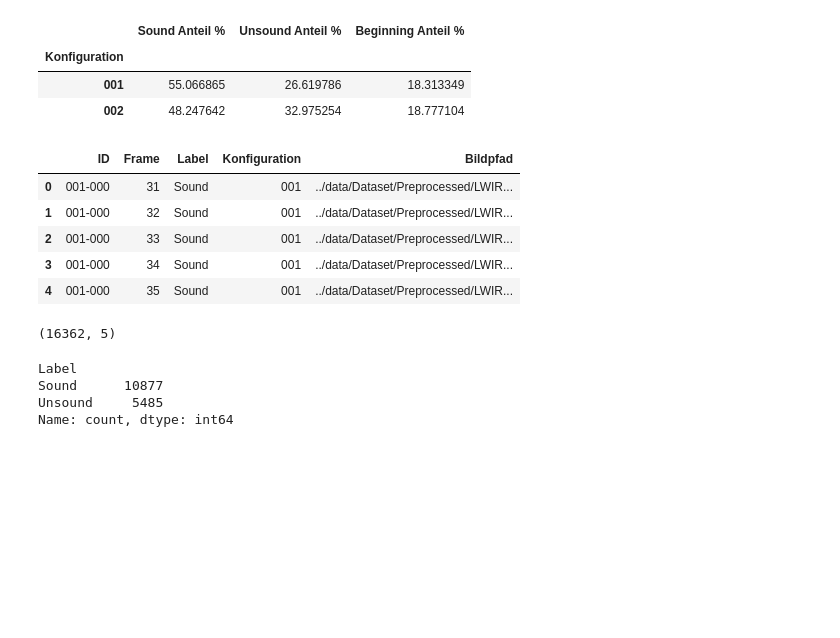
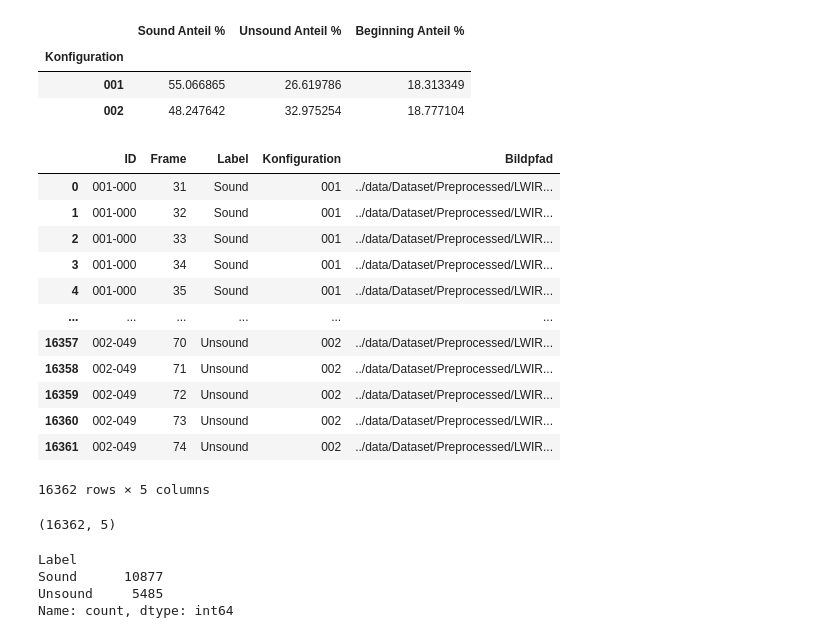
Before and after one commit to molnarkop04/industrial-ai-timeseries, a Jupyter notebook: projects/laser_welding_quality/notebooks/laserWelding.ipynb, the cells around one changed output. Cells and saved outputs as stored; diff of their text form; code cells hidden in the pictures; blank space fills up the shorter version.

```diff
--- a/projects/laser_welding_quality/notebooks/laserWelding.ipynb
+++ b/projects/laser_welding_quality/notebooks/laserWelding.ipynb
@@ -1007,35 +1007,42 @@ for ordner in sorted(pfadLabeled_Frames.iterdir()):
         labelOrdner = ordner / label
 
         for bildpfad in sorted(labelOrdner.glob("*.tiff")):
 
             frameNummer = int(
                 bildpfad.stem.split("-")[-1]
             )
 
             alleFrames.append(
                 {
                     "ID": weldID,
                     "Frame": frameNummer,
                     "Label": label.capitalize(),
                     "Konfiguration": konfiguration,
                     "Bildpfad": bildpfad
                 }
             )
 
 df_LWIR_Frames = pd.DataFrame(
     alleFrames
 )
 
-display(df_LWIR_Frames.head())
+display(df_LWIR_Frames)
 print(df_LWIR_Frames.shape)
 # %% [output]
 |  | ID | Frame | Label | Konfiguration | Bildpfad |
 | 0 | 001-000 | 31 | Sound | 001 | ../data/Dataset/Preprocessed/LWIR... |
 | 1 | 001-000 | 32 | Sound | 001 | ../data/Dataset/Preprocessed/LWIR... |
 | 2 | 001-000 | 33 | Sound | 001 | ../data/Dataset/Preprocessed/LWIR... |
 | 3 | 001-000 | 34 | Sound | 001 | ../data/Dataset/Preprocessed/LWIR... |
 | 4 | 001-000 | 35 | Sound | 001 | ../data/Dataset/Preprocessed/LWIR... |
+| ... | ... | ... | ... | ... | ... |
+| 16357 | 002-049 | 70 | Unsound | 002 | ../data/Dataset/Preprocessed/LWIR... |
+| 16358 | 002-049 | 71 | Unsound | 002 | ../data/Dataset/Preprocessed/LWIR... |
+| 16359 | 002-049 | 72 | Unsound | 002 | ../data/Dataset/Preprocessed/LWIR... |
+| 16360 | 002-049 | 73 | Unsound | 002 | ../data/Dataset/Preprocessed/LWIR... |
+| 16361 | 002-049 | 74 | Unsound | 002 | ../data/Dataset/Preprocessed/LWIR... |
-(16362, 5)
+16362 rows × 5 columns
+(16362, 5)
 # %%
 print(df_LWIR_Frames["Label"].value_counts())
 # %% [output]
```
Also changed, not shown: parts of 2 cells of this notebook.
